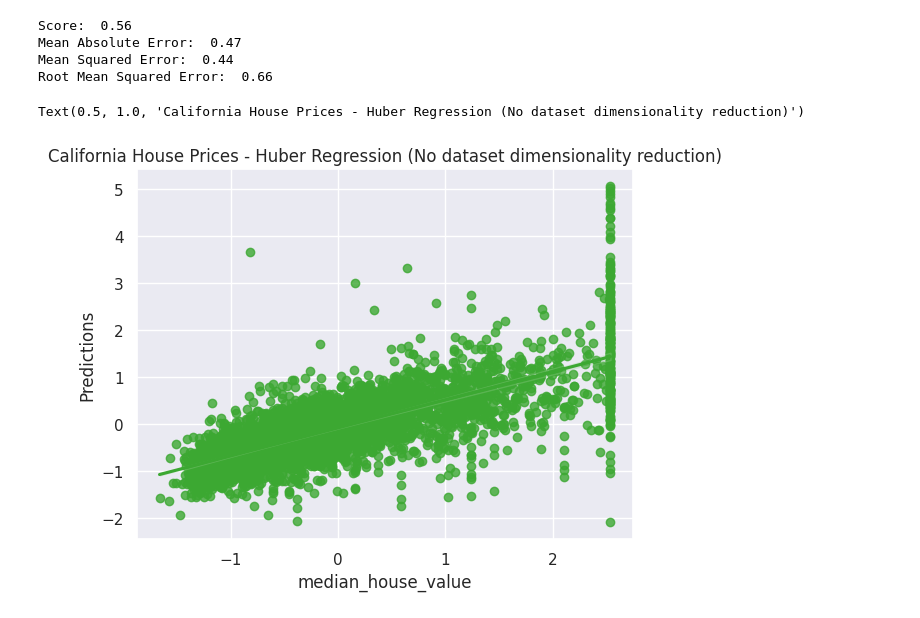
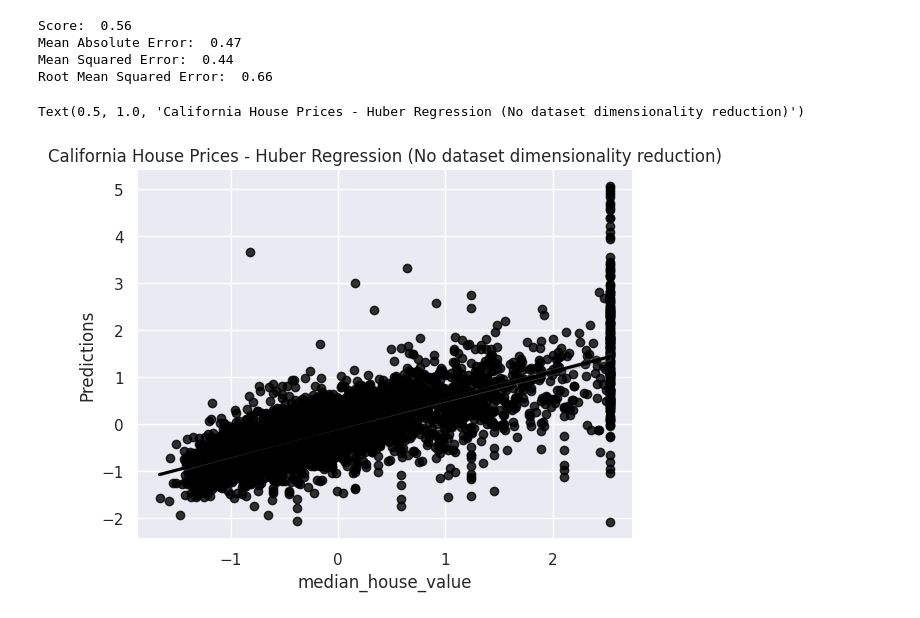
Before and after one commit to harsht12/dimensionality-reduction-algos, a Jupyter notebook: huber.ipynb, the cells around one changed output. Cells and saved outputs as stored; diff of their text form; code cells hidden in the pictures.

```diff
--- a/huber.ipynb
+++ b/huber.ipynb
@@ -94,17 +94,17 @@ Root Mean Squared Error:  0.66
 # %%
 import matplotlib.pyplot as plt
 import seaborn as sns
 
 sns.set_theme()
 
 y_test_and_pred = pd.concat([y_test.reset_index(drop=True), y_pred.reset_index(drop=True)], axis = 1)
 
 sns.regplot(
     data=y_test_and_pred,
     x = 'median_house_value',
     y = 'Predictions',
-    color="#3ca832"
+    color="#000000"
 ).set_title("California House Prices - Huber Regression (No dataset dimensionality reduction)")
 # %% [output]
 Text(0.5, 1.0, 'California House Prices - Huber Regression (No dataset dimensionality reduction)')
-[figure, old version]
+[figure, new version]
```
Also changed, not shown: parts of 12 cells of this notebook.
